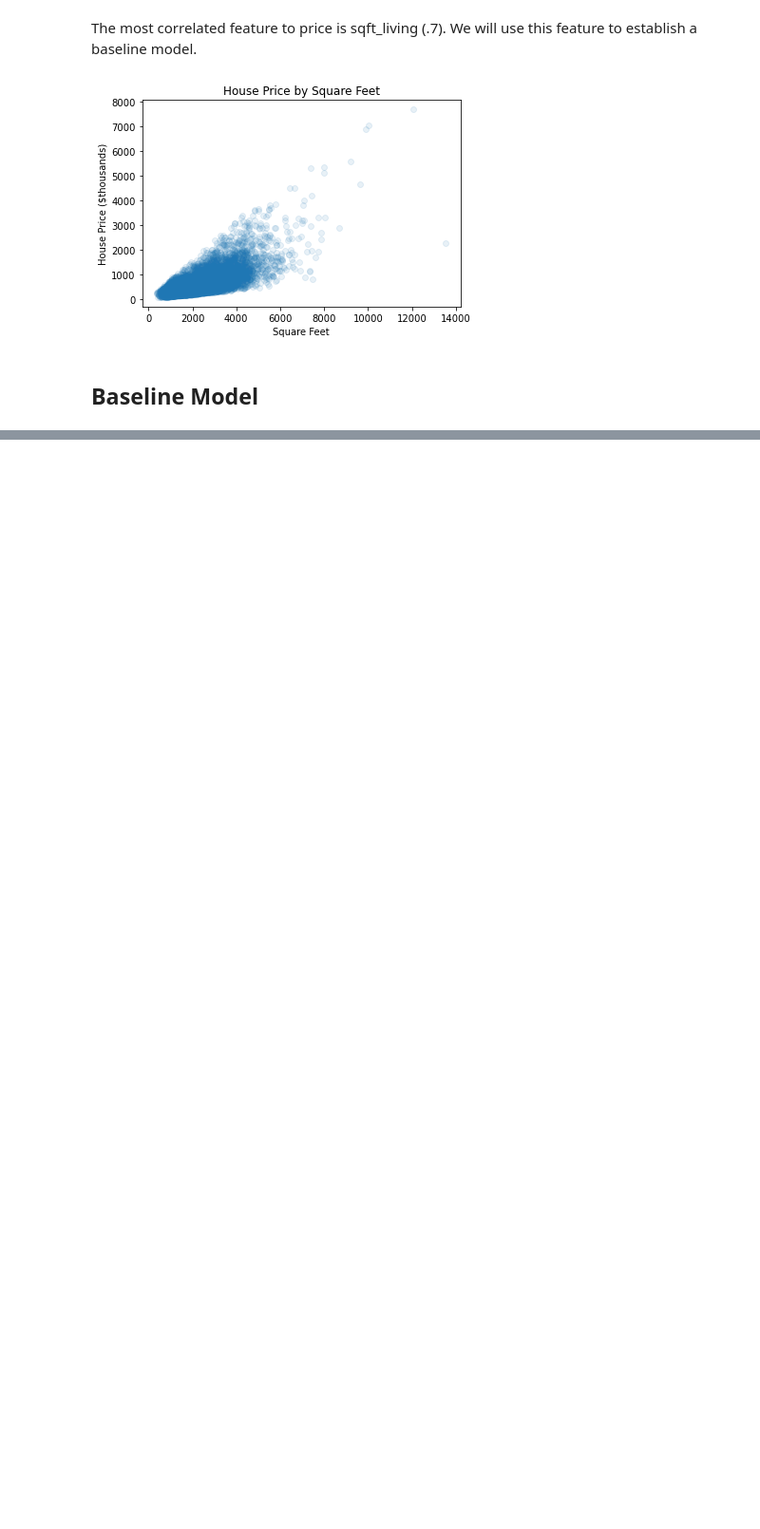
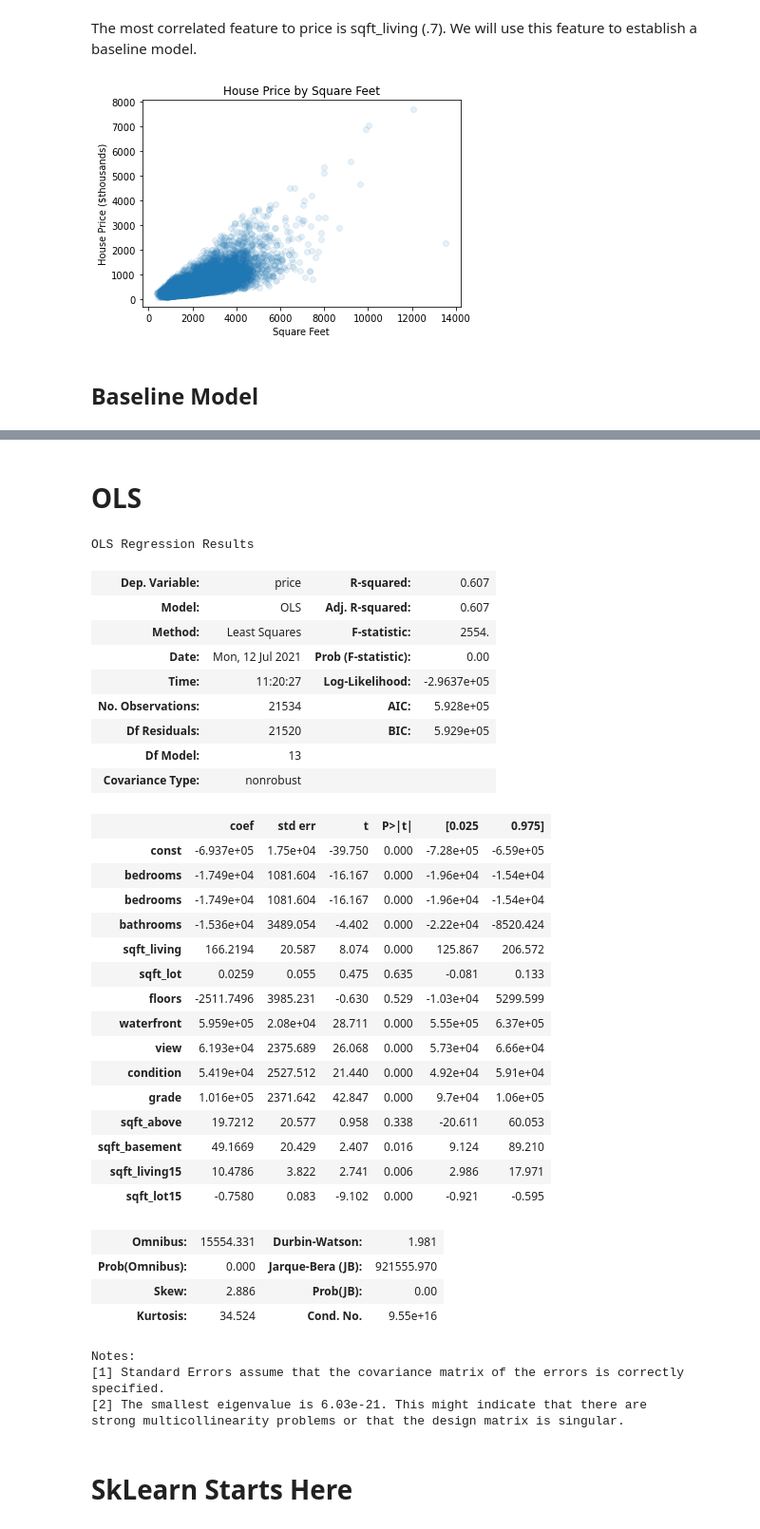
Before and after one commit to mankah/Project-2, a Jupyter notebook: Notebook.ipynb, the cells around one changed output, grey strips where cells are left out. Shown at 95% size. Drawn from its saved outputs; the diff is of its cells as text; code cells hidden in the pictures; blank space fills up the shorter version.

```diff
--- a/Notebook.ipynb
+++ b/Notebook.ipynb
@@ -130,0 +138,49 @@ Intercept:             -43988.89
+# %% [markdown]
+# OLS
+# %%
+# Change the X to the revelant colums
+X = df[['bedrooms','bedrooms','bathrooms','sqft_living','sqft_lot','floors','waterfront','view','condition',
+       'grade','sqft_above','sqft_basement','sqft_living15','sqft_lot15']]
+y = df['price']
+# %%
+X = sm.add_constant(X)
+
+stats_model_1 = sm.OLS(endog=y, exog=X).fit()
+stats_model_1.summary()
+# %% [output]
+OLS Regression Results
+| Dep. Variable: | price | R-squared: | 0.607 |
+| Model: | OLS | Adj. R-squared: | 0.607 |
+| Method: | Least Squares | F-statistic: | 2554. |
+| Date: | Mon, 12 Jul 2021 | Prob (F-statistic): | 0.00 |
+| Time: | 11:20:27 | Log-Likelihood: | -2.9637e+05 |
+| No. Observations: | 21534 | AIC: | 5.928e+05 |
+| Df Residuals: | 21520 | BIC: | 5.929e+05 |
+| Df Model: | 13 |  |  |
+| Covariance Type: | nonrobust |  |  |
+|  | coef | std err | t | P>|t| | [0.025 | 0.975] |
+| const | -6.937e+05 | 1.75e+04 | -39.750 | 0.000 | -7.28e+05 | -6.59e+05 |
+| bedrooms | -1.749e+04 | 1081.604 | -16.167 | 0.000 | -1.96e+04 | -1.54e+04 |
+| bedrooms | -1.749e+04 | 1081.604 | -16.167 | 0.000 | -1.96e+04 | -1.54e+04 |
+| bathrooms | -1.536e+04 | 3489.054 | -4.402 | 0.000 | -2.22e+04 | -8520.424 |
+| sqft_living | 166.2194 | 20.587 | 8.074 | 0.000 | 125.867 | 206.572 |
+| sqft_lot | 0.0259 | 0.055 | 0.475 | 0.635 | -0.081 | 0.133 |
+| floors | -2511.7496 | 3985.231 | -0.630 | 0.529 | -1.03e+04 | 5299.599 |
+| waterfront | 5.959e+05 | 2.08e+04 | 28.711 | 0.000 | 5.55e+05 | 6.37e+05 |
+| view | 6.193e+04 | 2375.689 | 26.068 | 0.000 | 5.73e+04 | 6.66e+04 |
+| condition | 5.419e+04 | 2527.512 | 21.440 | 0.000 | 4.92e+04 | 5.91e+04 |
+| grade | 1.016e+05 | 2371.642 | 42.847 | 0.000 | 9.7e+04 | 1.06e+05 |
+| sqft_above | 19.7212 | 20.577 | 0.958 | 0.338 | -20.611 | 60.053 |
+| sqft_basement | 49.1669 | 20.429 | 2.407 | 0.016 | 9.124 | 89.210 |
+| sqft_living15 | 10.4786 | 3.822 | 2.741 | 0.006 | 2.986 | 17.971 |
+| sqft_lot15 | -0.7580 | 0.083 | -9.102 | 0.000 | -0.921 | -0.595 |
+| Omnibus: | 15554.331 | Durbin-Watson: | 1.981 |
+| Prob(Omnibus): | 0.000 | Jarque-Bera (JB): | 921555.970 |
+| Skew: | 2.886 | Prob(JB): | 0.00 |
+| Kurtosis: | 34.524 | Cond. No. | 9.55e+16 |
+Notes:
+[1] Standard Errors assume that the covariance matrix of the errors is correctly specified.
+[2] The smallest eigenvalue is 6.03e-21. This might indicate that there are
+strong multicollinearity problems or that the design matrix is singular.
+# %% [markdown]
+# SkLearn Starts Here
```
Also changed, not shown: parts of 17 cells of this notebook.
